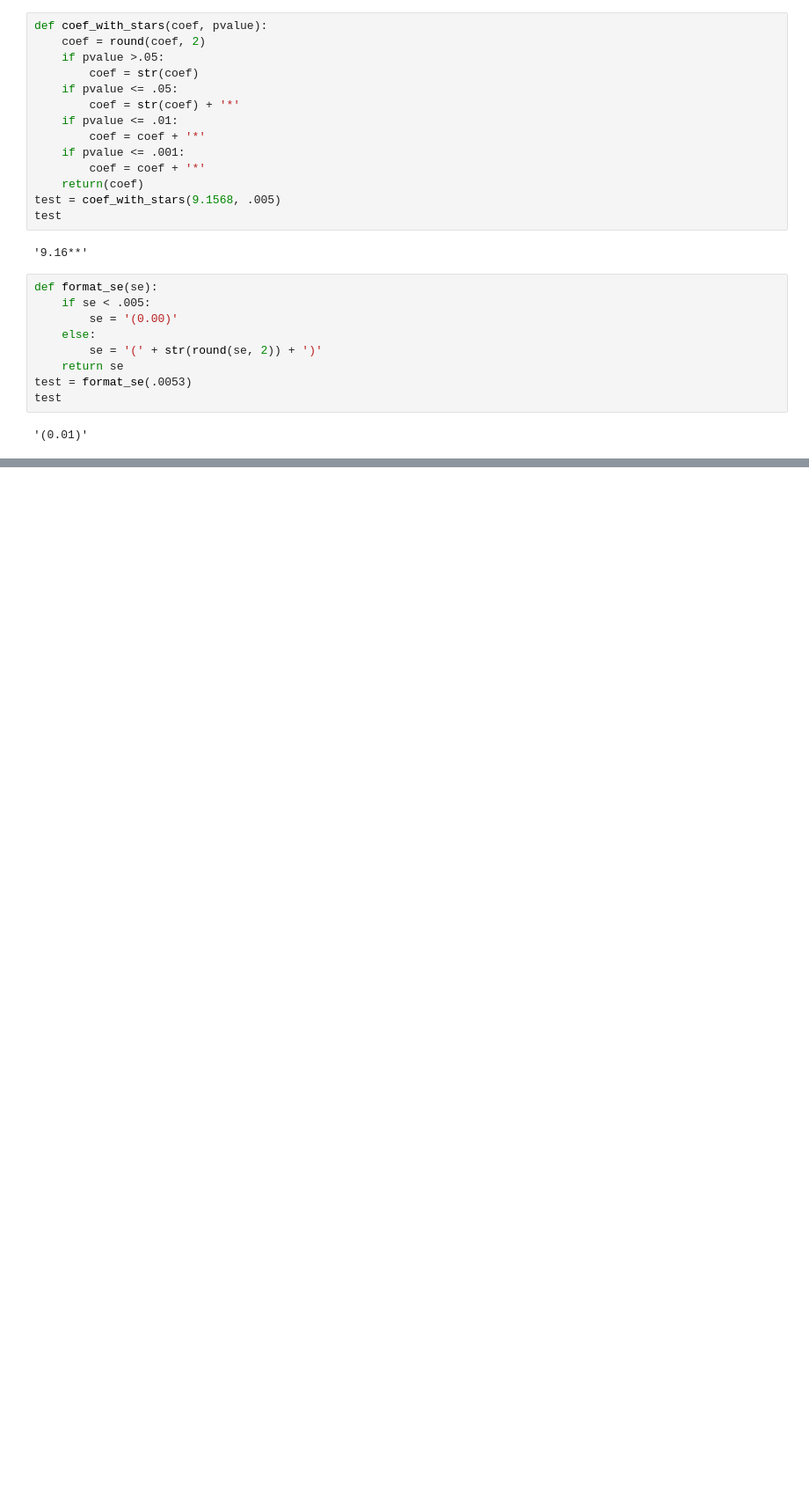
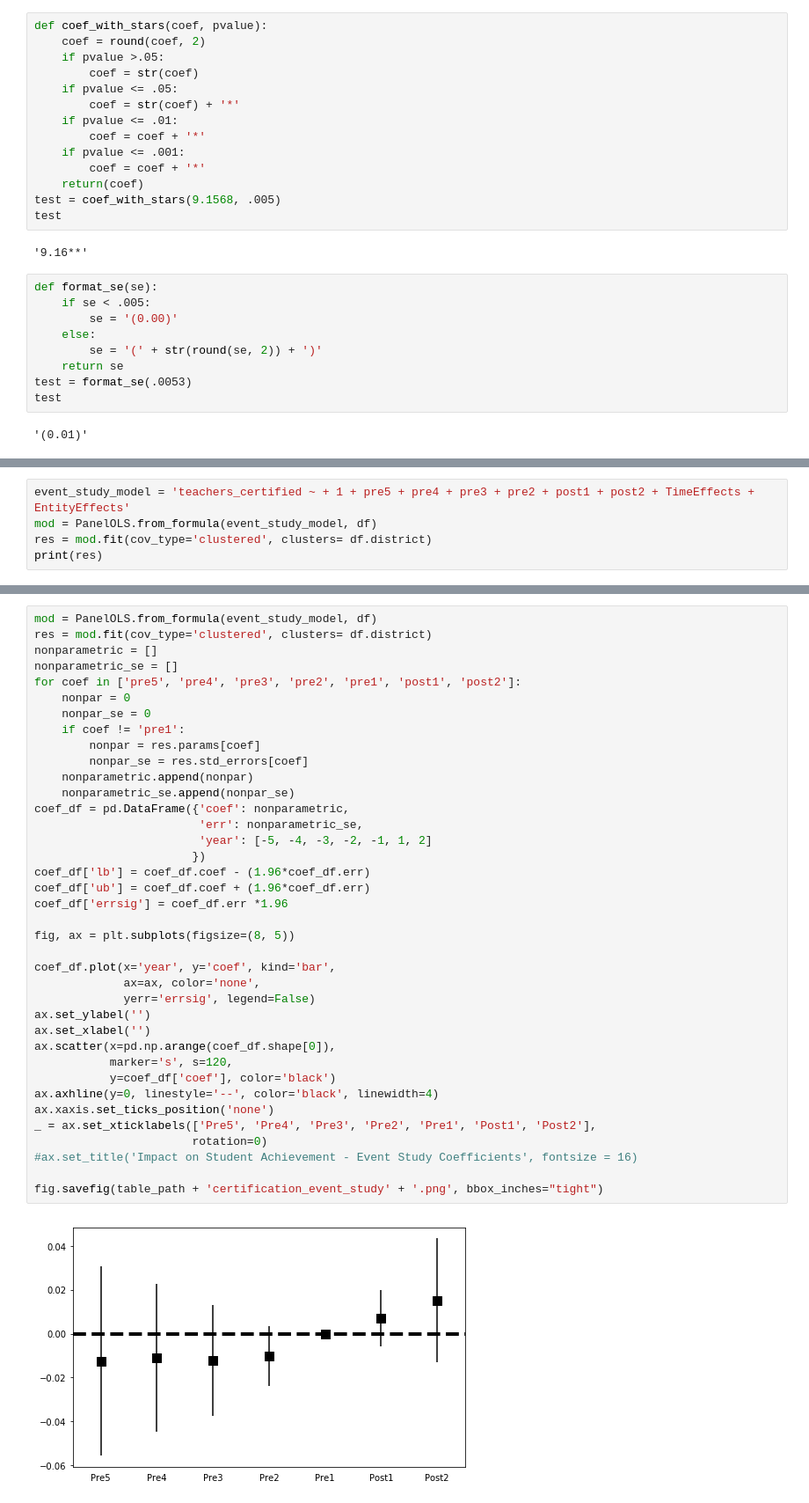
Before and after one commit to KylieLAnglin/dofis, a Jupyter notebook: analysis/Who Needs Rules/06_gdid_inputs.ipynb, the cells around one changed output, grey strips where cells are left out. Shown at 88% size. Drawn from its saved outputs; the diff is of its cells as text; blank space fills up the shorter version.

```diff
--- a/analysis/Who Needs Rules/06_gdid_inputs.ipynb
+++ b/analysis/Who Needs Rules/06_gdid_inputs.ipynb
@@ -295,0 +151,5 @@ plt.plot(years, nonparametric)
+# %%
+event_study_model = 'teachers_certified ~ + 1 + pre5 + pre4 + pre3 + pre2 + post1 + post2 + TimeEffects + EntityEffects'
+mod = PanelOLS.from_formula(event_study_model, df)
+res = mod.fit(cov_type='clustered', clusters= df.district)
+print(res)
@@ -295,0 +174,40 @@ plt.plot(years, nonparametric)
+# %%
+mod = PanelOLS.from_formula(event_study_model, df)
+res = mod.fit(cov_type='clustered', clusters= df.district)
+nonparametric = []
+nonparametric_se = []
+for coef in ['pre5', 'pre4', 'pre3', 'pre2', 'pre1', 'post1', 'post2']:
+    nonpar = 0
+    nonpar_se = 0
+    if coef != 'pre1':
+        nonpar = res.params[coef]
+        nonpar_se = res.std_errors[coef]
+    nonparametric.append(nonpar)
+    nonparametric_se.append(nonpar_se)
+coef_df = pd.DataFrame({'coef': nonparametric,
+                        'err': nonparametric_se,
+                        'year': [-5, -4, -3, -2, -1, 1, 2]
+                       })
+coef_df['lb'] = coef_df.coef - (1.96*coef_df.err)
+coef_df['ub'] = coef_df.coef + (1.96*coef_df.err)
+coef_df['errsig'] = coef_df.err *1.96
+
+fig, ax = plt.subplots(figsize=(8, 5))
+
+coef_df.plot(x='year', y='coef', kind='bar',
+             ax=ax, color='none',
+             yerr='errsig', legend=False)
+ax.set_ylabel('')
+ax.set_xlabel('')
+ax.scatter(x=pd.np.arange(coef_df.shape[0]),
+           marker='s', s=120,
+           y=coef_df['coef'], color='black')
+ax.axhline(y=0, linestyle='--', color='black', linewidth=4)
+ax.xaxis.set_ticks_position('none')
+_ = ax.set_xticklabels(['Pre5', 'Pre4', 'Pre3', 'Pre2', 'Pre1', 'Post1', 'Post2'],
+                       rotation=0)
+#ax.set_title('Impact on Student Achievement - Event Study Coefficients', fontsize = 16)
+
+fig.savefig(table_path + 'certification_event_study' + '.png', bbox_inches="tight")
+# %% [output]
+[figure, added]
```
Also changed, not shown: parts of 32 cells of this notebook, 21 other files.
